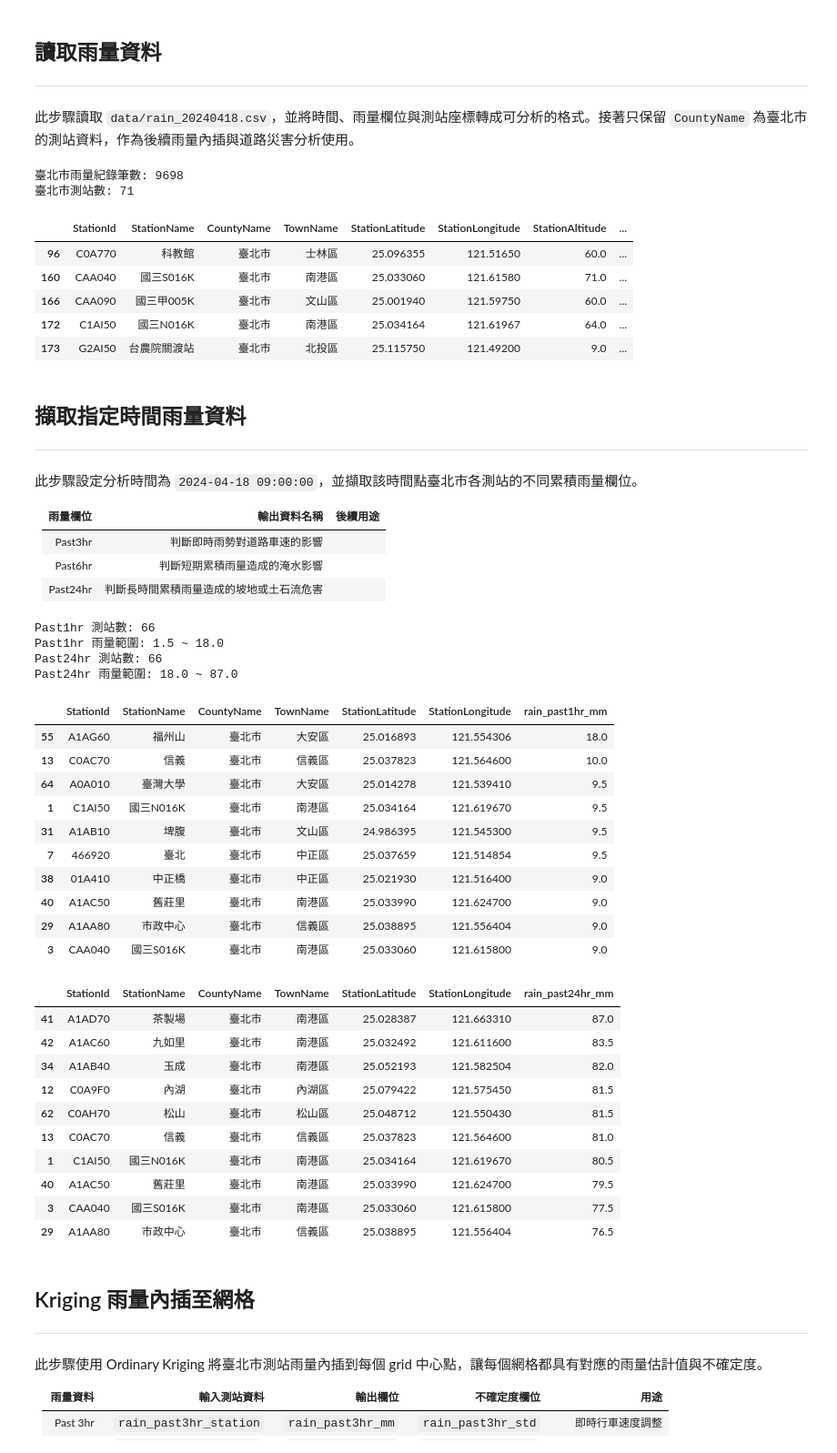
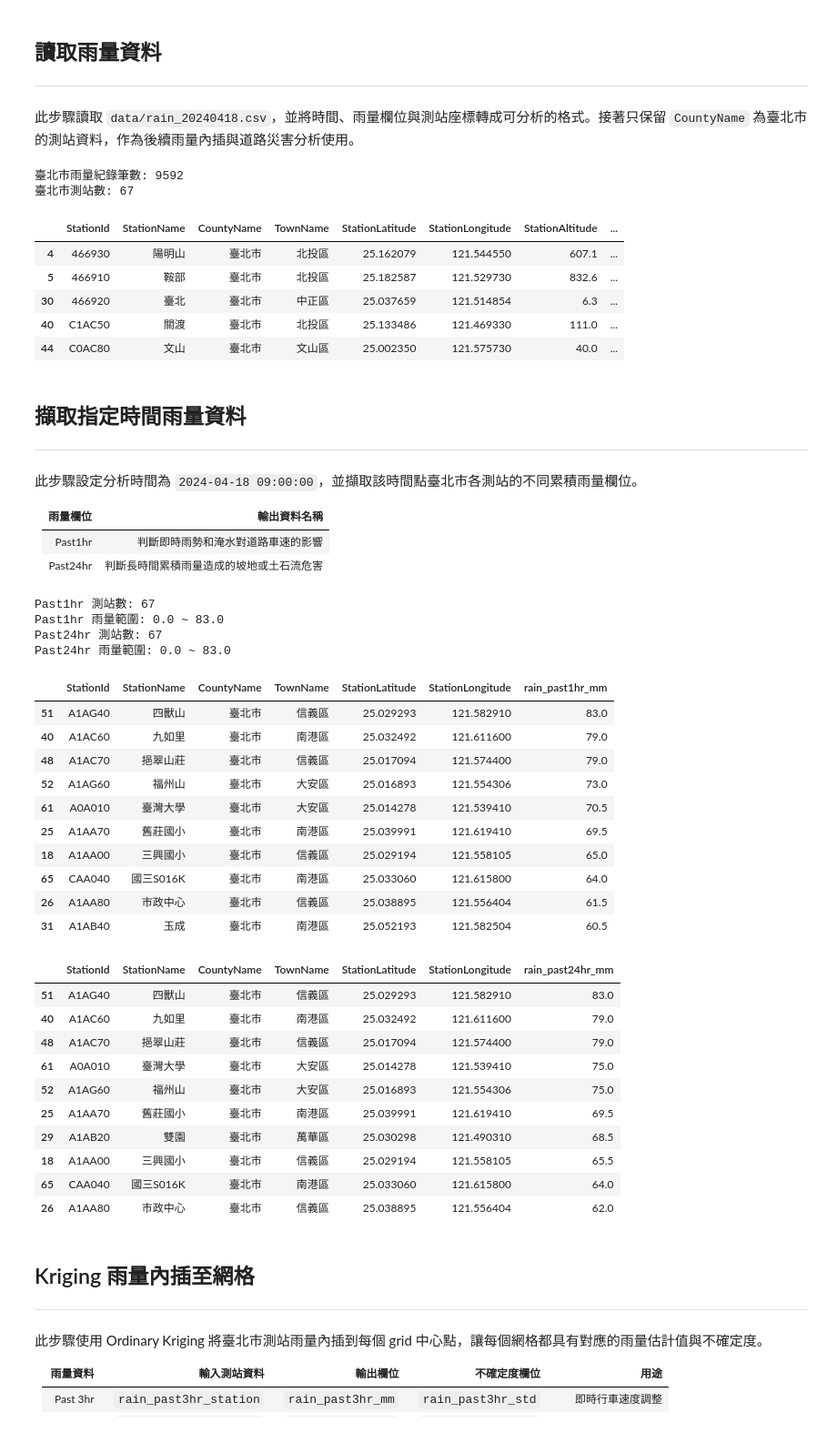
Before and after one commit to Chuang-ben/Final_project, a Jupyter notebook: final_02_post.ipynb, the cells around one changed output. Shown at 91% size. Saved outputs shown, nothing was run; the diff lists cells and outputs as text; code cells hidden in the pictures.

```diff
--- a/final_02_post.ipynb
+++ b/final_02_post.ipynb
@@ -149,7 +149,7 @@ Taipei boundary: 12 EPSG:3826
 from pathlib import Path
 import pandas as pd
 
-rain_path = Path("data/rain_20240418.csv")
+rain_path = Path("data/rain_20240710.csv")
 
 # 讀取雨量資料
 rain = pd.read_csv(rain_path, encoding="utf-8-sig")
@@ -189,23 +189,22 @@ print("臺北市測站數:", rain_tp["StationId"].nunique())
 
 display(rain_tp.head())
 # %% [output]
-臺北市雨量紀錄筆數: 9698
-臺北市測站數: 71
+臺北市雨量紀錄筆數: 9592
+臺北市測站數: 67
 |  | StationId | StationName | CountyName | TownName | StationLatitude | StationLongitude | StationAltitude | ... |
-| 96 | C0A770 | 科教館 | 臺北市 | 士林區 | 25.096355 | 121.51650 | 60.0 | ... |
-| 160 | CAA040 | 國三S016K | 臺北市 | 南港區 | 25.033060 | 121.61580 | 71.0 | ... |
-| 166 | CAA090 | 國三甲005K | 臺北市 | 文山區 | 25.001940 | 121.59750 | 60.0 | ... |
-| 172 | C1AI50 | 國三N016K | 臺北市 | 南港區 | 25.034164 | 121.61967 | 64.0 | ... |
-| 173 | G2AI50 | 台農院關渡站 | 臺北市 | 北投區 | 25.115750 | 121.49200 | 9.0 | ... |
+| 4 | 466930 | 陽明山 | 臺北市 | 北投區 | 25.162079 | 121.544550 | 607.1 | ... |
+| 5 | 466910 | 鞍部 | 臺北市 | 北投區 | 25.182587 | 121.529730 | 832.6 | ... |
+| 30 | 466920 | 臺北 | 臺北市 | 中正區 | 25.037659 | 121.514854 | 6.3 | ... |
+| 40 | C1AC50 | 關渡 | 臺北市 | 北投區 | 25.133486 | 121.469330 | 111.0 | ... |
+| 44 | C0AC80 | 文山 | 臺北市 | 文山區 | 25.002350 | 121.575730 | 40.0 | ... |
 # %% [markdown]
 ## 擷取指定時間雨量資料
 ---
 此步驟設定分析時間為 `2024-04-18 09:00:00`，並擷取該時間點臺北市各測站的不同累積雨量欄位。
 
-| 雨量欄位 | 輸出資料名稱 | 後續用途 |
-|---|---|---|
-| Past3hr | 判斷即時雨勢對道路車速的影響 |
-| Past6hr | 判斷短期累積雨量造成的淹水影響 |
+| 雨量欄位 | 輸出資料名稱 |
+|---|---|
+| Past1hr | 判斷即時雨勢和淹水對道路車速的影響 |
 | Past24hr | 判斷長時間累積雨量造成的坡地或土石流危害 |
 # %%
 import numpy as np
@@ -214,7 +213,7 @@ import geopandas as gpd
 from pykrige.ok import OrdinaryKriging
 
 # ===== 參數設定 =====
-target_time = pd.Timestamp("2024-04-18 09:00:00")
+target_time = pd.Timestamp("2024-07-10 14:00:00")
 
 # 確保格式正確
 rain_tp["DateTime"] = pd.to_datetime(rain_tp["DateTime"])
@@ -251,58 +250,58 @@ rain_past1hr_station = (
 
 # ===== 2) 坡地 / 土石流判斷用：Past24hr =====
 rain_past24hr_station = (
     rain_at_time
     .dropna(subset=["Past24hr", "StationLatitude", "StationLongitude"])
     [station_cols + ["Past24hr"]]
     .rename(columns={"Past24hr": "rain_past24hr_mm"})
     .reset_index(drop=True)
 )
 
 print("Past1hr 測站數:", len(rain_past1hr_station))
 print(
     "Past1hr 雨量範圍:",
     rain_past1hr_station["rain_past1hr_mm"].min(),
     "~",
     rain_past1hr_station["rain_past1hr_mm"].max(),
 )
 
 print("Past24hr 測站數:", len(rain_past24hr_station))
 print(
     "Past24hr 雨量範圍:",
     rain_past24hr_station["rain_past24hr_mm"].min(),
     "~",
     rain_past24hr_station["rain_past24hr_mm"].max(),
 )
 
 display(rain_past1hr_station.sort_values("rain_past1hr_mm", ascending=False).head(10))
 display(rain_past24hr_station.sort_values("rain_past24hr_mm", ascending=False).head(10))
 # %% [output]
-Past1hr 測站數: 66
-Past1hr 雨量範圍: 1.5 ~ 18.0
-Past24hr 測站數: 66
-Past24hr 雨量範圍: 18.0 ~ 87.0
+Past1hr 測站數: 67
+Past1hr 雨量範圍: 0.0 ~ 83.0
+Past24hr 測站數: 67
+Past24hr 雨量範圍: 0.0 ~ 83.0
 |  | StationId | StationName | CountyName | TownName | StationLatitude | StationLongitude | rain_past1hr_mm |
-| 55 | A1AG60 | 福州山 | 臺北市 | 大安區 | 25.016893 | 121.554306 | 18.0 |
-| 13 | C0AC70 | 信義 | 臺北市 | 信義區 | 25.037823 | 121.564600 | 10.0 |
-| 64 | A0A010 | 臺灣大學 | 臺北市 | 大安區 | 25.014278 | 121.539410 | 9.5 |
-| 1 | C1AI50 | 國三N016K | 臺北市 | 南港區 | 25.034164 | 121.619670 | 9.5 |
-| 31 | A1AB10 | 埤腹 | 臺北市 | 文山區 | 24.986395 | 121.545300 | 9.5 |
-| 7 | 466920 | 臺北 | 臺北市 | 中正區 | 25.037659 | 121.514854 | 9.5 |
-| 38 | 01A410 | 中正橋 | 臺北市 | 中正區 | 25.021930 | 121.516400 | 9.0 |
-| 40 | A1AC50 | 舊莊里 | 臺北市 | 南港區 | 25.033990 | 121.624700 | 9.0 |
-| 29 | A1AA80 | 市政中心 | 臺北市 | 信義區 | 25.038895 | 121.556404 | 9.0 |
-| 3 | CAA040 | 國三S016K | 臺北市 | 南港區 | 25.033060 | 121.615800 | 9.0 |
+| 51 | A1AG40 | 四獸山 | 臺北市 | 信義區 | 25.029293 | 121.582910 | 83.0 |
+| 40 | A1AC60 | 九如里 | 臺北市 | 南港區 | 25.032492 | 121.611600 | 79.0 |
+| 48 | A1AC70 | 挹翠山莊 | 臺北市 | 信義區 | 25.017094 | 121.574400 | 79.0 |
+| 52 | A1AG60 | 福州山 | 臺北市 | 大安區 | 25.016893 | 121.554306 | 73.0 |
+| 61 | A0A010 | 臺灣大學 | 臺北市 | 大安區 | 25.014278 | 121.539410 | 70.5 |
+| 25 | A1AA70 | 舊莊國小 | 臺北市 | 南港區 | 25.039991 | 121.619410 | 69.5 |
+| 18 | A1AA00 | 三興國小 | 臺北市 | 信義區 | 25.029194 | 121.558105 | 65.0 |
+| 65 | CAA040 | 國三S016K | 臺北市 | 南港區 | 25.033060 | 121.615800 | 64.0 |
+| 26 | A1AA80 | 市政中心 | 臺北市 | 信義區 | 25.038895 | 121.556404 | 61.5 |
+| 31 | A1AB40 | 玉成 | 臺北市 | 南港區 | 25.052193 | 121.582504 | 60.5 |
 |  | StationId | StationName | CountyName | TownName | StationLatitude | StationLongitude | rain_past24hr_mm |
-| 41 | A1AD70 | 茶製場 | 臺北市 | 南港區 | 25.028387 | 121.663310 | 87.0 |
-| 42 | A1AC60 | 九如里 | 臺北市 | 南港區 | 25.032492 | 121.611600 | 83.5 |
-| 34 | A1AB40 | 玉成 | 臺北市 | 南港區 | 25.052193 | 121.582504 | 82.0 |
-| 12 | C0A9F0 | 內湖 | 臺北市 | 內湖區 | 25.079422 | 121.575450 | 81.5 |
-| 62 | C0AH70 | 松山 | 臺北市 | 松山區 | 25.048712 | 121.550430 | 81.5 |
-| 13 | C0AC70 | 信義 | 臺北市 | 信義區 | 25.037823 | 121.564600 | 81.0 |
-| 1 | C1AI50 | 國三N016K | 臺北市 | 南港區 | 25.034164 | 121.619670 | 80.5 |
-| 40 | A1AC50 | 舊莊里 | 臺北市 | 南港區 | 25.033990 | 121.624700 | 79.5 |
-| 3 | CAA040 | 國三S016K | 臺北市 | 南港區 | 25.033060 | 121.615800 | 77.5 |
-| 29 | A1AA80 | 市政中心 | 臺北市 | 信義區 | 25.038895 | 121.556404 | 76.5 |
+| 51 | A1AG40 | 四獸山 | 臺北市 | 信義區 | 25.029293 | 121.582910 | 83.0 |
+| 40 | A1AC60 | 九如里 | 臺北市 | 南港區 | 25.032492 | 121.611600 | 79.0 |
+| 48 | A1AC70 | 挹翠山莊 | 臺北市 | 信義區 | 25.017094 | 121.574400 | 79.0 |
+| 61 | A0A010 | 臺灣大學 | 臺北市 | 大安區 | 25.014278 | 121.539410 | 75.0 |
+| 52 | A1AG60 | 福州山 | 臺北市 | 大安區 | 25.016893 | 121.554306 | 75.0 |
+| 25 | A1AA70 | 舊莊國小 | 臺北市 | 南港區 | 25.039991 | 121.619410 | 69.5 |
+| 29 | A1AB20 | 雙園 | 臺北市 | 萬華區 | 25.030298 | 121.490310 | 68.5 |
+| 18 | A1AA00 | 三興國小 | 臺北市 | 信義區 | 25.029194 | 121.558105 | 65.5 |
+| 65 | CAA040 | 國三S016K | 臺北市 | 南港區 | 25.033060 | 121.615800 | 64.0 |
+| 26 | A1AA80 | 市政中心 | 臺北市 | 信義區 | 25.038895 | 121.556404 | 62.0 |
 # %% [markdown]
 ## Kriging 雨量內插至網格
 ---
```
Also changed, not shown: parts of 4 cells of this notebook, 1 other file.
